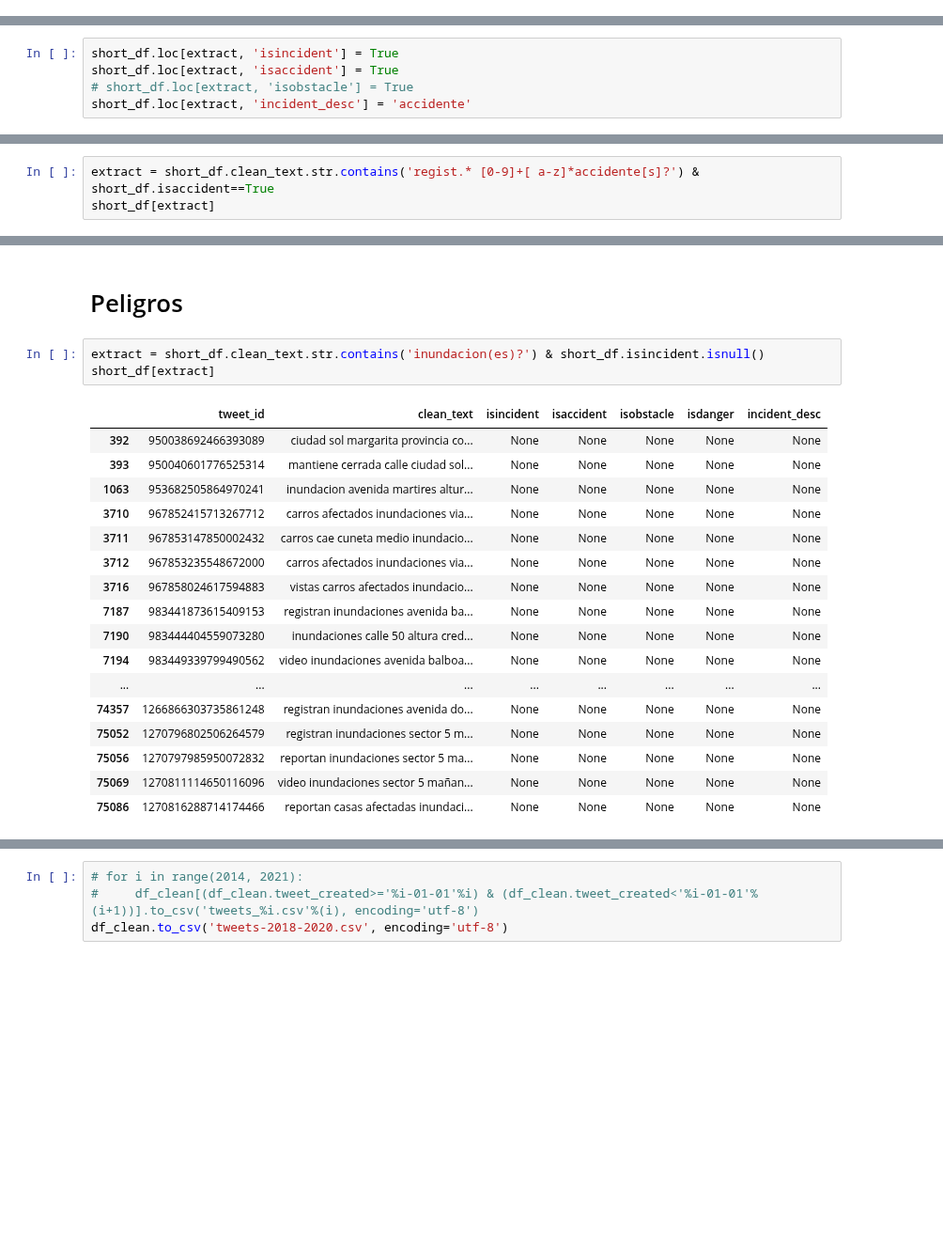
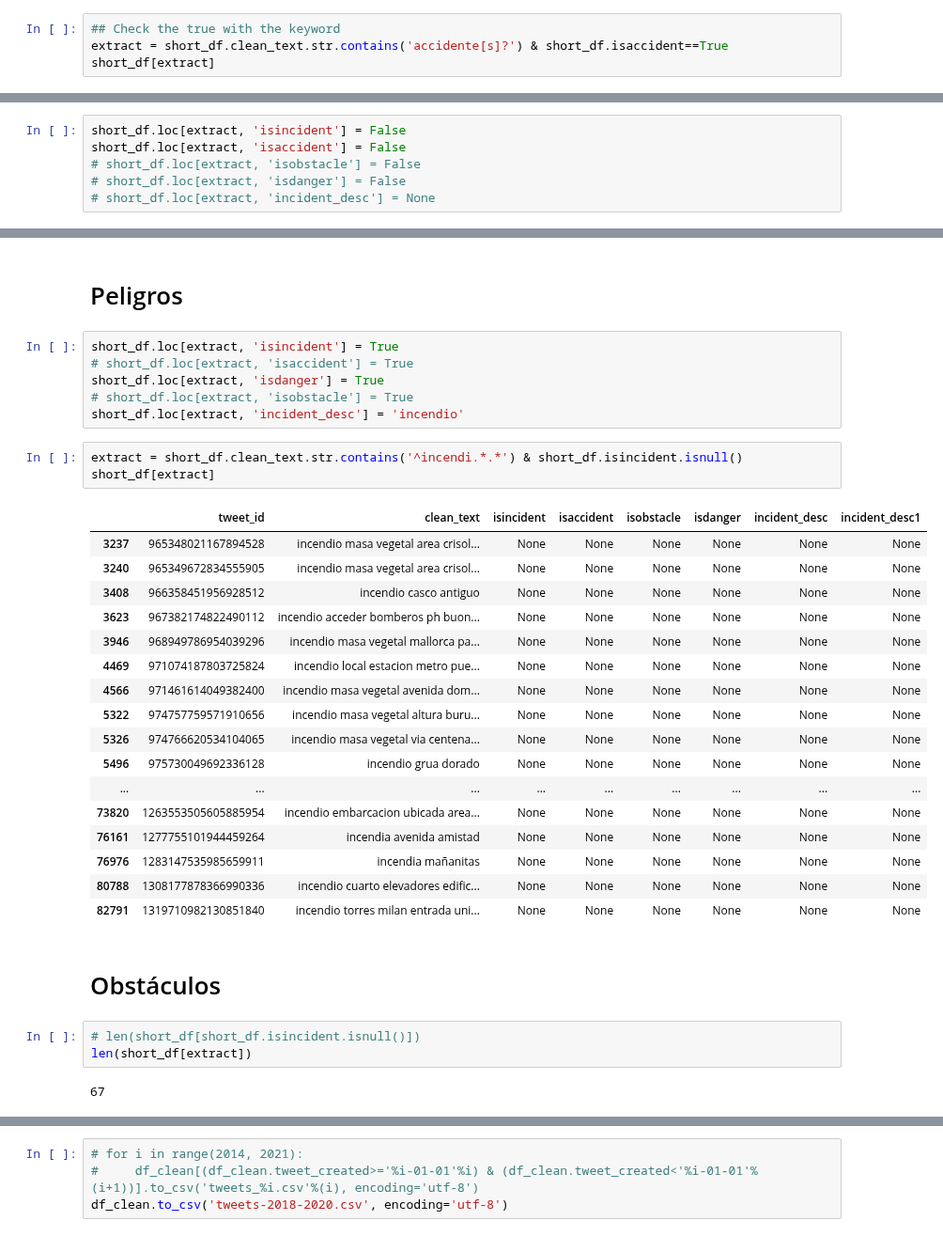
Before and after one commit to Liu-Lc/TwitterTraffic-Pty, a Jupyter notebook: TweetData/clean_data.ipynb, the cells around one changed output, grey strips where cells are left out. Shown at 94% size. Drawn from its saved outputs; the diff is of its cells as text; blank space fills up the shorter version.

```diff
--- a/TweetData/clean_data.ipynb
+++ b/TweetData/clean_data.ipynb
@@ -88,0 +177,4 @@ short_df[extract]
+# %%
+## Check the true with the keyword
+extract = short_df.clean_text.str.contains('accidente[s]?') & short_df.isaccident==True
+short_df[extract]
@@ -89,5 +200,6 @@ short_df[extract]
 # %%
-short_df.loc[extract, 'isincident'] = True
-short_df.loc[extract, 'isaccident'] = True
-# short_df.loc[extract, 'isobstacle'] = True
-short_df.loc[extract, 'incident_desc'] = 'accidente'
+short_df.loc[extract, 'isincident'] = False
+short_df.loc[extract, 'isaccident'] = False
+# short_df.loc[extract, 'isobstacle'] = False
+# short_df.loc[extract, 'isdanger'] = False
+# short_df.loc[extract, 'incident_desc'] = None
@@ -96,3 +205,0 @@ short_df.loc[753, 'isdanger'] = False
-# %%
-extract = short_df.clean_text.str.contains('regist.* [0-9]+[ a-z]*accidente[s]?') & short_df.isaccident==True
-short_df[extract]
@@ -121,24 +223,37 @@ len(revision)
 short_df.loc[short_df.tweet_id.isin(revision.tweet_id), :]
 # %% [markdown]
 # Peligros
+# %%
+short_df.loc[extract, 'isincident'] = True
+# short_df.loc[extract, 'isaccident'] = True
+short_df.loc[extract, 'isdanger'] = True
+# short_df.loc[extract, 'isobstacle'] = True
+short_df.loc[extract, 'incident_desc'] = 'incendio'
 # %%
-extract = short_df.clean_text.str.contains('inundacion(es)?') & short_df.isincident.isnull()
+extract = short_df.clean_text.str.contains('^incendi.*.*') & short_df.isincident.isnull()
 short_df[extract]
 # %% [output]
-|  | tweet_id | clean_text | isincident | isaccident | isobstacle | isdanger | incident_desc |
-| 392 | 950038692466393089 | ciudad sol margarita provincia co... | None | None | None | None | None |
-| 393 | 950040601776525314 | mantiene cerrada calle ciudad sol... | None | None | None | None | None |
-| 1063 | 953682505864970241 | inundacion avenida martires altur... | None | None | None | None | None |
-| 3710 | 967852415713267712 | carros afectados inundaciones via... | None | None | None | None | None |
-| 3711 | 967853147850002432 | carros cae cuneta medio inundacio... | None | None | None | None | None |
-| 3712 | 967853235548672000 | carros afectados inundaciones via... | None | None | None | None | None |
-| 3716 | 967858024617594883 | vistas carros afectados inundacio... | None | None | None | None | None |
-| 7187 | 983441873615409153 | registran inundaciones avenida ba... | None | None | None | None | None |
-| 7190 | 983444404559073280 | inundaciones calle 50 altura cred... | None | None | None | None | None |
-| 7194 | 983449339799490562 | video inundaciones avenida balboa... | None | None | None | None | None |
-| ... | ... | ... | ... | ... | ... | ... | ... |
-| 74357 | 1266866303735861248 | registran inundaciones avenida do... | None | None | None | None | None |
-| 75052 | 1270796802506264579 | registran inundaciones sector 5 m... | None | None | None | None | None |
-| 75056 | 1270797985950072832 | reportan inundaciones sector 5 ma... | None | None | None | None | None |
-| 75069 | 1270811114650116096 | video inundaciones sector 5 mañan... | None | None | None | None | None |
-| 75086 | 1270816288714174466 | reportan casas afectadas inundaci... | None | None | None | None | None |
+|  | tweet_id | clean_text | isincident | isaccident | isobstacle | isdanger | incident_desc | incident_desc1 |
+| 3237 | 965348021167894528 | incendio masa vegetal area crisol... | None | None | None | None | None | None |
+| 3240 | 965349672834555905 | incendio masa vegetal area crisol... | None | None | None | None | None | None |
+| 3408 | 966358451956928512 | incendio casco antiguo | None | None | None | None | None | None |
+| 3623 | 967382174822490112 | incendio acceder bomberos ph buon... | None | None | None | None | None | None |
+| 3946 | 968949786954039296 | incendio masa vegetal mallorca pa... | None | None | None | None | None | None |
+| 4469 | 971074187803725824 | incendio local estacion metro pue... | None | None | None | None | None | None |
+| 4566 | 971461614049382400 | incendio masa vegetal avenida dom... | None | None | None | None | None | None |
+| 5322 | 974757759571910656 | incendio masa vegetal altura buru... | None | None | None | None | None | None |
+| 5326 | 974766620534104065 | incendio masa vegetal via centena... | None | None | None | None | None | None |
+| 5496 | 975730049692336128 | incendio grua dorado | None | None | None | None | None | None |
+| ... | ... | ... | ... | ... | ... | ... | ... | ... |
+| 73820 | 1263553505605885954 | incendio embarcacion ubicada area... | None | None | None | None | None | None |
+| 76161 | 1277755101944459264 | incendia avenida amistad | None | None | None | None | None | None |
+| 76976 | 1283147535985659911 | incendia mañanitas | None | None | None | None | None | None |
+| 80788 | 1308177878366990336 | incendio cuarto elevadores edific... | None | None | None | None | None | None |
+| 82791 | 1319710982130851840 | incendio torres milan entrada uni... | None | None | None | None | None | None |
+# %% [markdown]
+# Obstáculos
+# %%
+# len(short_df[short_df.isincident.isnull()])
+len(short_df[extract])
+# %% [output]
+67
```
Also changed, not shown: parts of 31 cells of this notebook, 2 other files.
